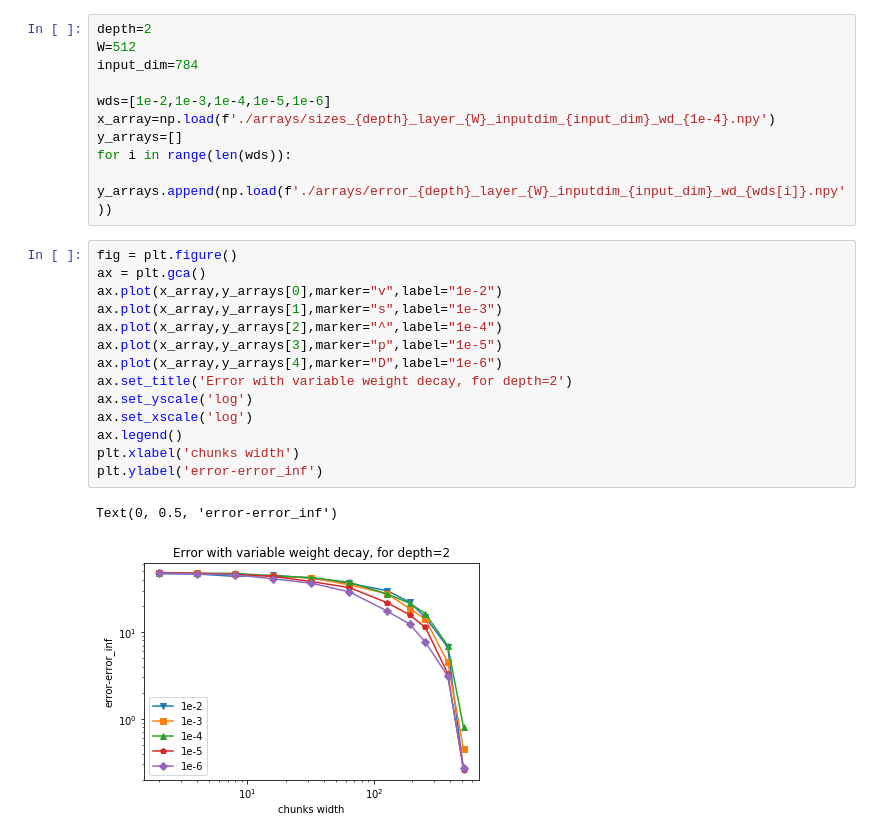
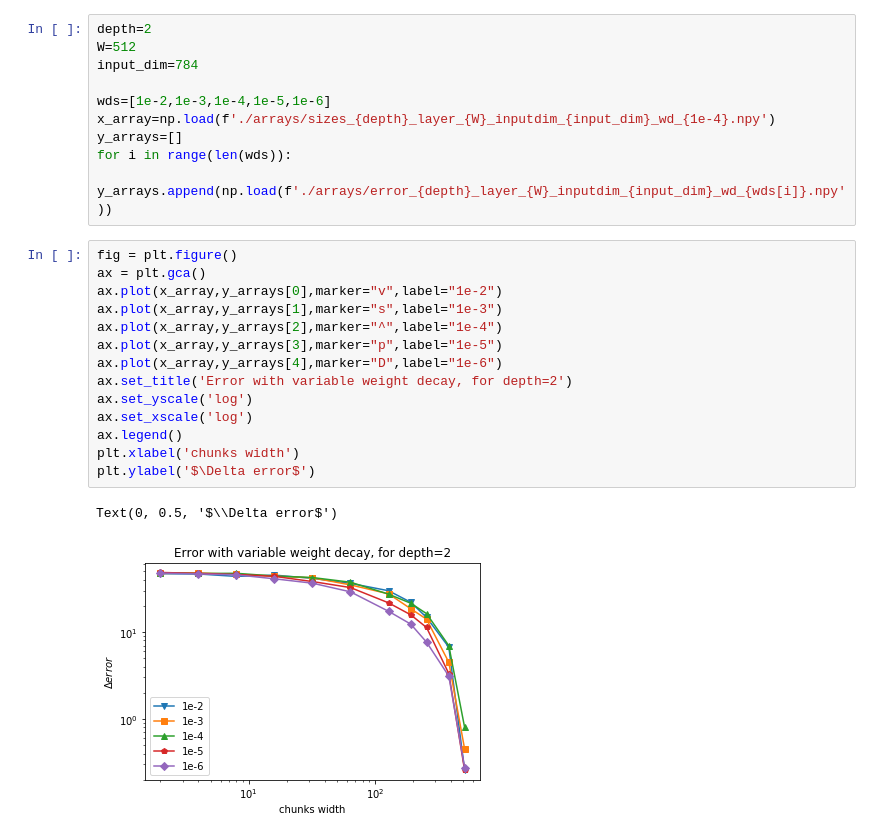
Before and after one commit to fcaretti/mitosis_MNIST, a Jupyter notebook: Notebook for plots.ipynb, the cells around one changed output. Saved outputs shown, nothing was run; the diff lists cells and outputs as text.

```diff
--- a/Notebook for plots.ipynb
+++ b/Notebook for plots.ipynb
@@ -80,17 +81,17 @@ for i in range(len(wds)):
 # %%
 fig = plt.figure()
 ax = plt.gca()
 ax.plot(x_array,y_arrays[0],marker="v",label="1e-2")
 ax.plot(x_array,y_arrays[1],marker="s",label="1e-3")
 ax.plot(x_array,y_arrays[2],marker="^",label="1e-4")
 ax.plot(x_array,y_arrays[3],marker="p",label="1e-5")
 ax.plot(x_array,y_arrays[4],marker="D",label="1e-6")
 ax.set_title('Error with variable weight decay, for depth=2')
 ax.set_yscale('log')
 ax.set_xscale('log')
 ax.legend()
 plt.xlabel('chunks width')
-plt.ylabel('error-error_inf')
+plt.ylabel('$\Delta error$')
 # %% [output]
-Text(0, 0.5, 'error-error_inf')
+Text(0, 0.5, '$\\Delta error$')
-[figure, old version]
+[figure, new version]
```
Also changed, not shown: parts of 3 cells of this notebook, 3 other files.
